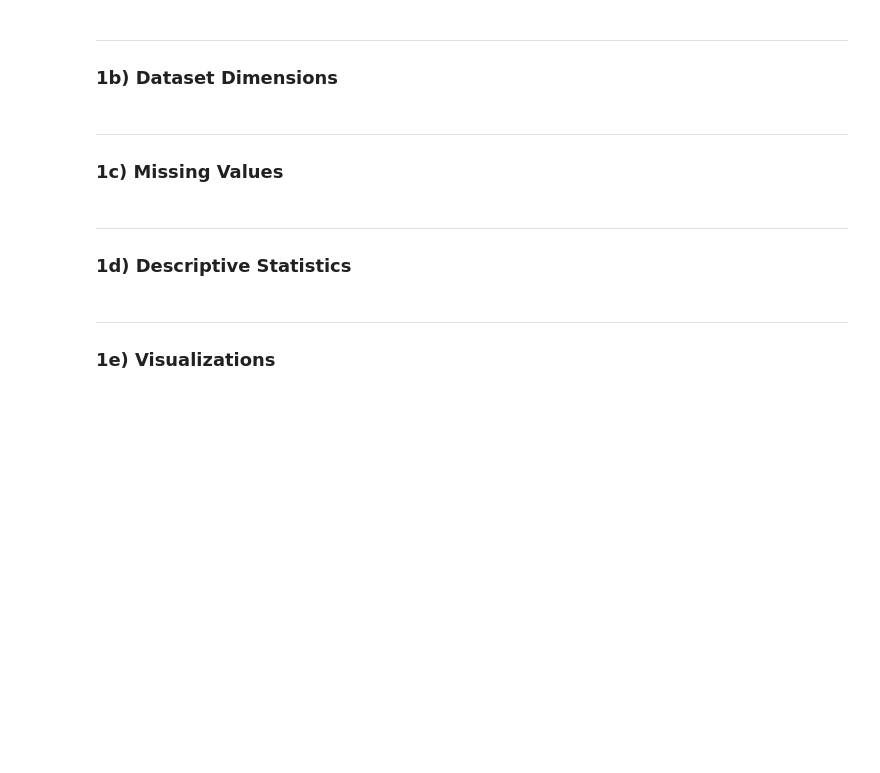
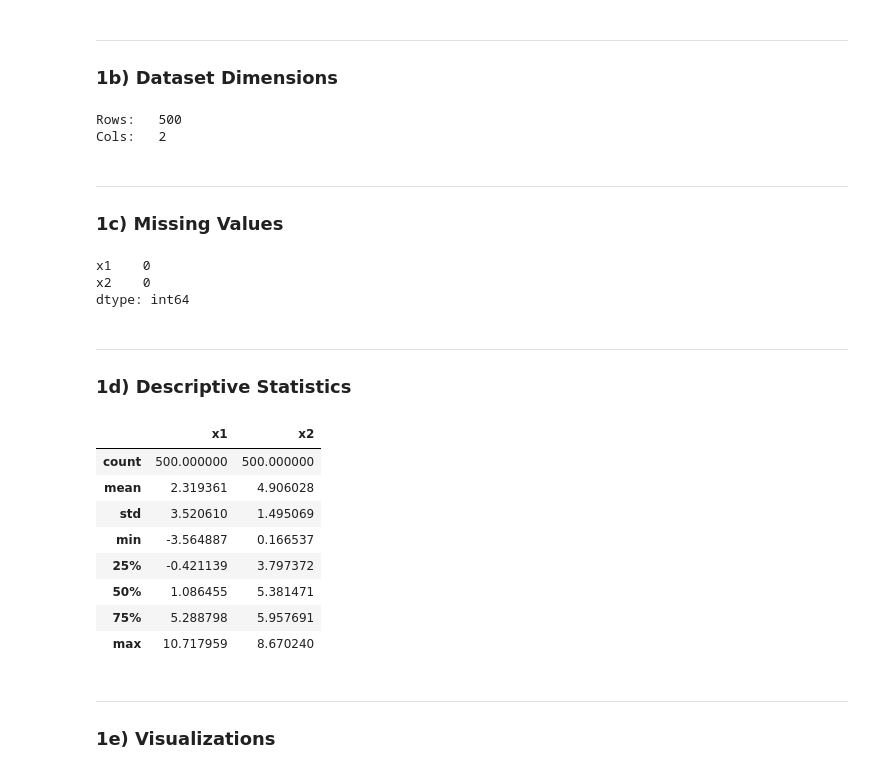
Before and after one commit to Jared-Wood135/DU-COMP4432-Machine-Learning, a Jupyter notebook: Assignments/5.ipynb, the cells around one changed output. Drawn from its saved outputs; the diff is of its cells as text; code cells hidden in the pictures; blank space fills up the shorter version.

```diff
--- a/Assignments/5.ipynb
+++ b/Assignments/5.ipynb
@@ -131,14 +142,41 @@ warnings.filterwarnings("ignore", category=DeprecationWarning)
 ---
 
 ### 1b) Dataset Dimensions
+# %%
+# Display dataset dimensions
+print(f'\033[35mRows:\033[0m\t{df.shape[0]}'
+      f'\n\033[35mCols:\033[0m\t{df.shape[1]}')
+# %% [output]
+Rows:   500
+Cols:   2
 # %% [markdown]
 ---
 
 ### 1c) Missing Values
+# %%
+# Display total nulls in each col
+df.isna().sum()
+# %% [output]
+x1    0
+x2    0
+dtype: int64
 # %% [markdown]
 ---
 
 ### 1d) Descriptive Statistics
+# %%
+# Display dataset description
+df.describe()
+# %% [output]
+|  | x1 | x2 |
+| count | 500.000000 | 500.000000 |
+| mean | 2.319361 | 4.906028 |
+| std | 3.520610 | 1.495069 |
+| min | -3.564887 | 0.166537 |
+| 25% | -0.421139 | 3.797372 |
+| 50% | 1.086455 | 5.381471 |
+| 75% | 5.288798 | 5.957691 |
+| max | 10.717959 | 8.670240 |
 # %% [markdown]
 ---
 
```
Also changed, not shown: parts of 4 cells of this notebook.
